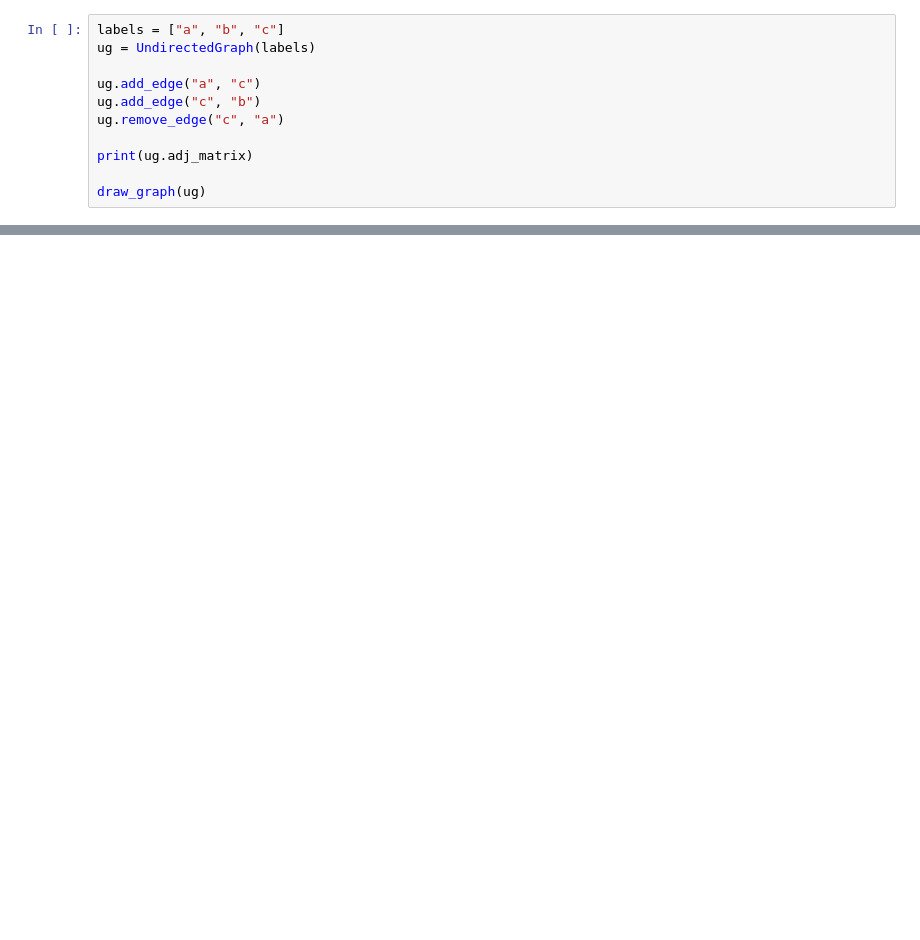
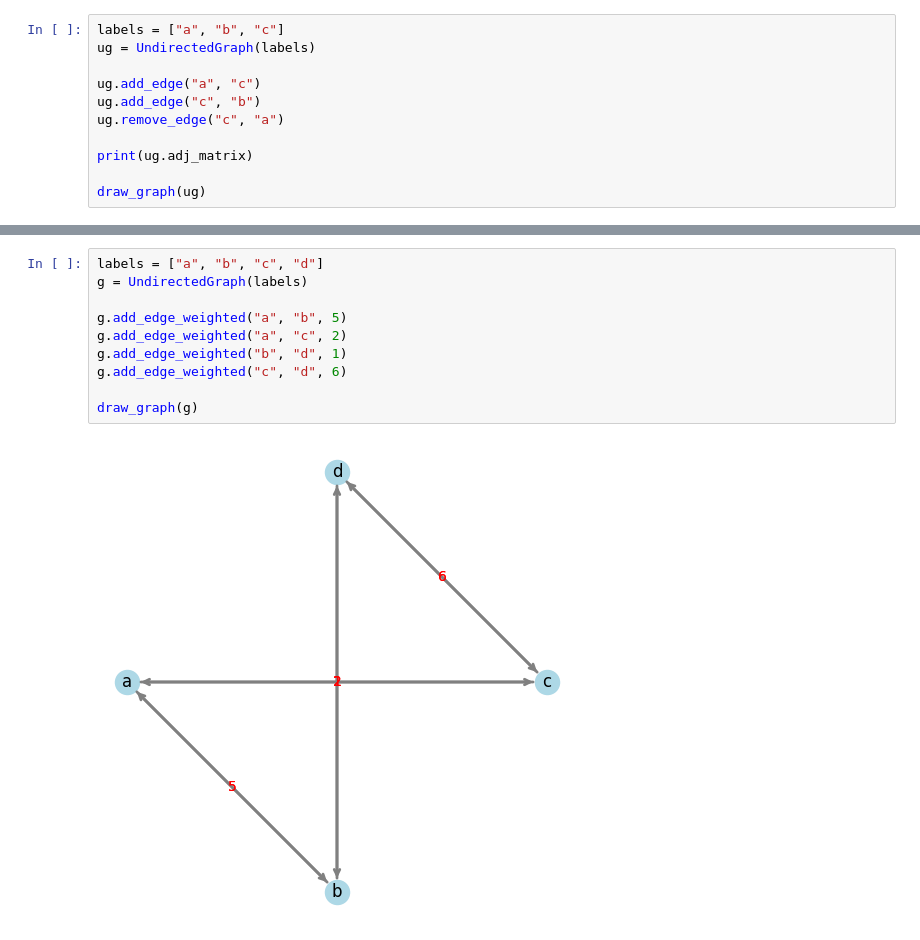
Before and after one commit to SE-6/04_Non-linear_Data_Structures, a Jupyter notebook: 03_Graphs/01_Undirected_Graphs.ipynb, the cells around one changed output, grey strips where cells are left out. Saved outputs shown, nothing was run; the diff lists cells and outputs as text; blank space fills up the shorter version.

```diff
--- a/03_Graphs/01_Undirected_Graphs.ipynb
+++ b/03_Graphs/01_Undirected_Graphs.ipynb
@@ -161,0 +168,12 @@ Is there a circle in our dungeon?  False
+# %%
+labels = ["a", "b", "c", "d"]
+g = UndirectedGraph(labels)
+
+g.add_edge_weighted("a", "b", 5)
+g.add_edge_weighted("a", "c", 2)
+g.add_edge_weighted("b", "d", 1)
+g.add_edge_weighted("c", "d", 6)
+
+draw_graph(g)
+# %% [output]
+[figure, added]
```
Also changed, not shown: parts of 3 cells of this notebook.
